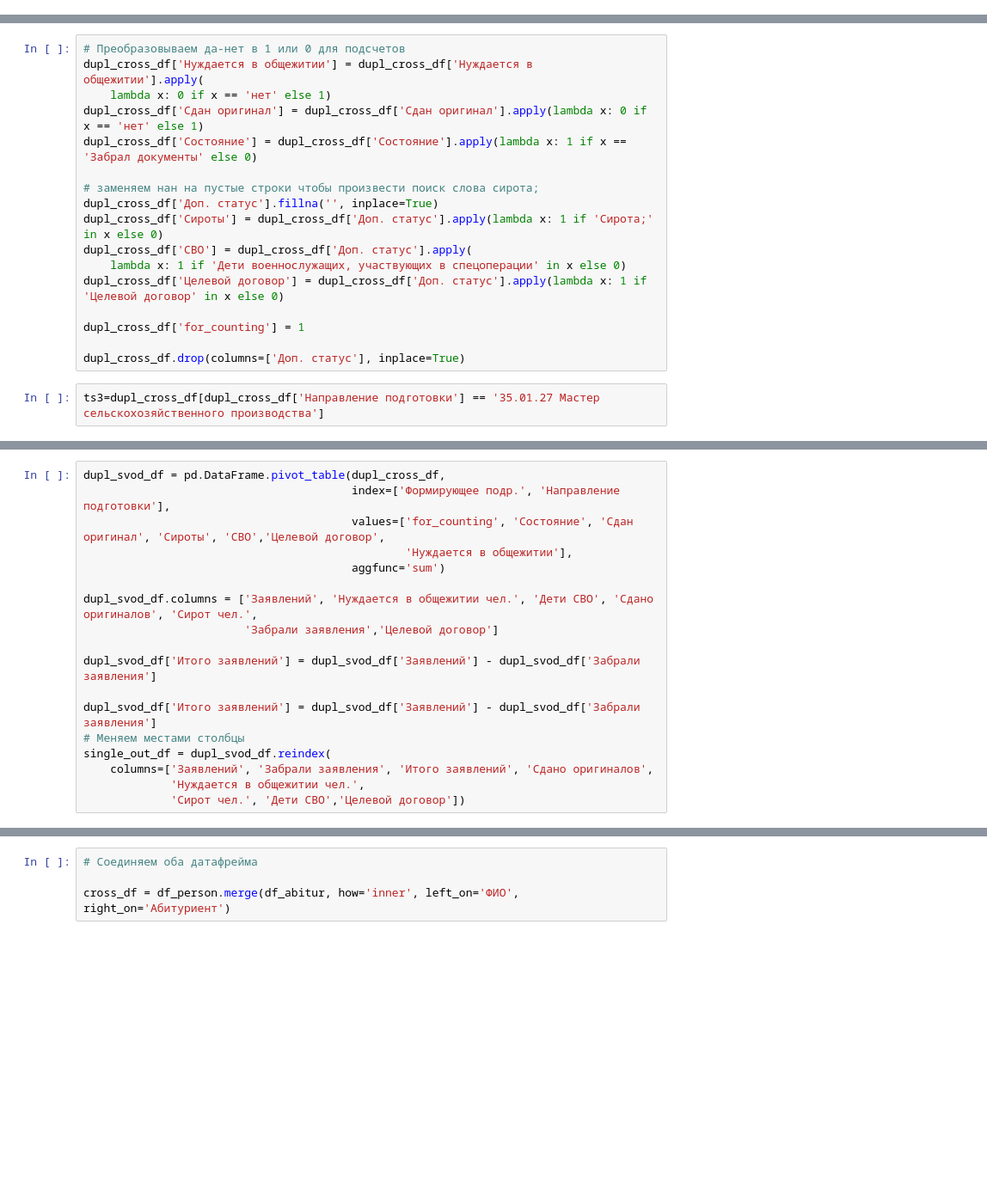
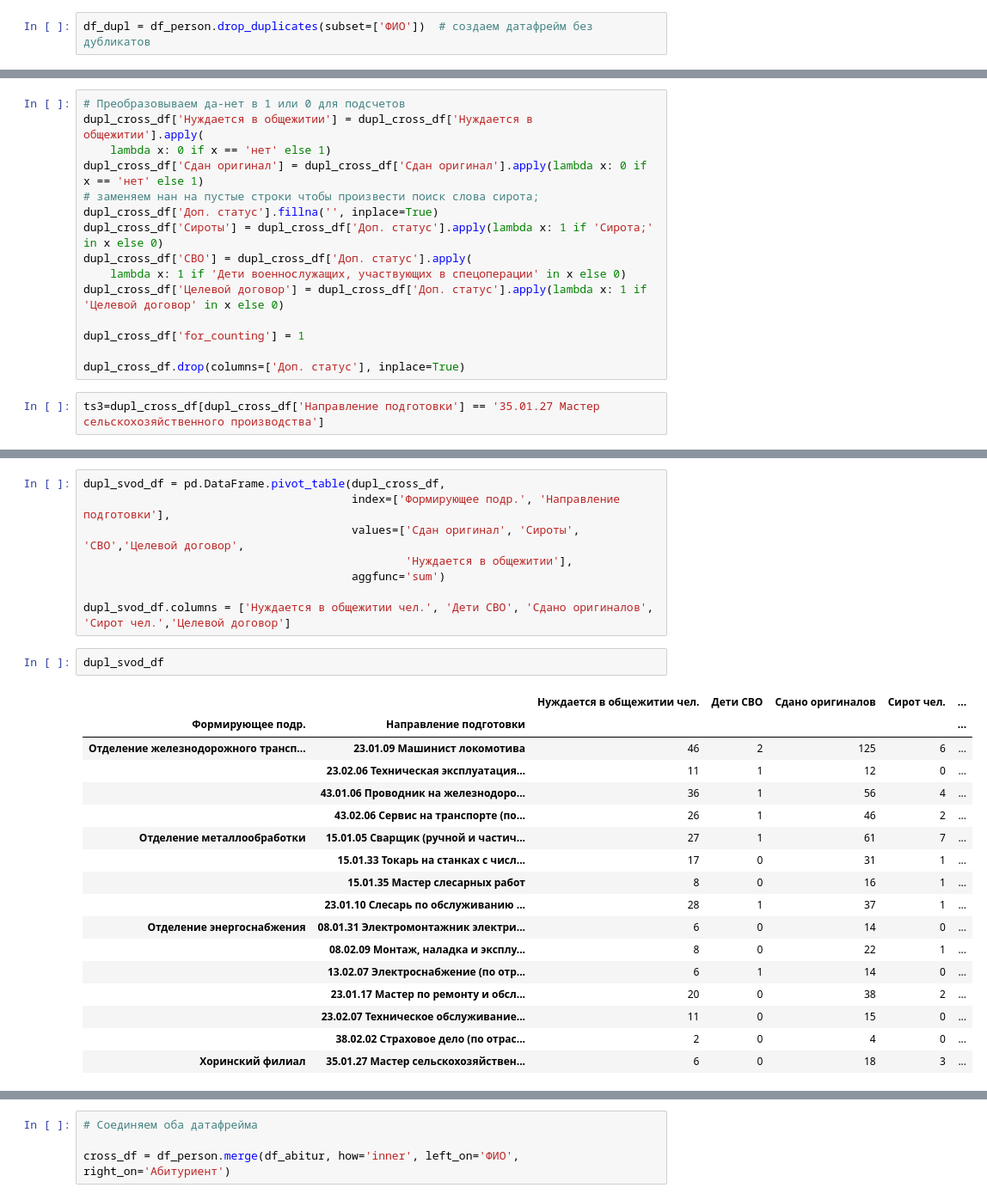
Before and after one commit to t0r1n88/Tandem, a Jupyter notebook: report ver 2.ipynb, the cells around one changed output, grey strips where cells are left out. Shown: that part at 86% size. Cells and saved outputs as stored; diff of their text form; blank space fills up the shorter version.

```diff
--- a/report ver 2.ipynb
+++ b/report ver 2.ipynb
@@ -65 +60,3 @@ ts.shape
+# %%
+df_dupl = df_person.drop_duplicates(subset=['ФИО'])  # создаем датафрейм без дубликатов
 # %%
@@ -78,8 +69,6 @@ ts2.shape
 dupl_cross_df['Нуждается в общежитии'] = dupl_cross_df['Нуждается в общежитии'].apply(
     lambda x: 0 if x == 'нет' else 1)
 dupl_cross_df['Сдан оригинал'] = dupl_cross_df['Сдан оригинал'].apply(lambda x: 0 if x == 'нет' else 1)
-dupl_cross_df['Состояние'] = dupl_cross_df['Состояние'].apply(lambda x: 1 if x == 'Забрал документы' else 0)
-
 # заменяем нан на пустые строки чтобы произвести поиск слова сирота;
 dupl_cross_df['Доп. статус'].fillna('', inplace=True)
 dupl_cross_df['Сироты'] = dupl_cross_df['Доп. статус'].apply(lambda x: 1 if 'Сирота;' in x else 0)
@@ -99,18 +88,28 @@ ts3.shape
 # %%
 dupl_svod_df = pd.DataFrame.pivot_table(dupl_cross_df,
                                         index=['Формирующее подр.', 'Направление подготовки'],
-                                        values=['for_counting', 'Состояние', 'Сдан оригинал', 'Сироты', 'СВО','Целевой договор',
+                                        values=['Сдан оригинал', 'Сироты', 'СВО','Целевой договор',
                                                 'Нуждается в общежитии'],
                                         aggfunc='sum')
 
-dupl_svod_df.columns = ['Заявлений', 'Нуждается в общежитии чел.', 'Дети СВО', 'Сдано оригиналов', 'Сирот чел.',
-                        'Забрали заявления','Целевой договор']
-
-dupl_svod_df['Итого заявлений'] = dupl_svod_df['Заявлений'] - dupl_svod_df['Забрали заявления']
-
-dupl_svod_df['Итого заявлений'] = dupl_svod_df['Заявлений'] - dupl_svod_df['Забрали заявления']
-# Меняем местами столбцы
-single_out_df = dupl_svod_df.reindex(
-    columns=['Заявлений', 'Забрали заявления', 'Итого заявлений', 'Сдано оригиналов',
-             'Нуждается в общежитии чел.',
-             'Сирот чел.', 'Дети СВО','Целевой договор'])
+dupl_svod_df.columns = ['Нуждается в общежитии чел.', 'Дети СВО', 'Сдано оригиналов', 'Сирот чел.','Целевой договор']
+# %%
+dupl_svod_df
+# %% [output]
+|  |  | Нуждается в общежитии чел. | Дети СВО | Сдано оригиналов | Сирот чел. | ... |
+| Формирующее подр. | Направление подготовки |  |  |  |  | ... |
+| Отделение железнодорожного трансп... | 23.01.09 Машинист локомотива | 46 | 2 | 125 | 6 | ... |
+|  | 23.02.06 Техническая эксплуатация... | 11 | 1 | 12 | 0 | ... |
+|  | 43.01.06 Проводник на железнодоро... | 36 | 1 | 56 | 4 | ... |
+|  | 43.02.06 Сервис на транспорте (по... | 26 | 1 | 46 | 2 | ... |
+| Отделение металлообработки | 15.01.05 Сварщик (ручной и частич... | 27 | 1 | 61 | 7 | ... |
+|  | 15.01.33 Токарь на станках с числ... | 17 | 0 | 31 | 1 | ... |
+|  | 15.01.35 Мастер слесарных работ | 8 | 0 | 16 | 1 | ... |
+|  | 23.01.10 Слесарь по обслуживанию ... | 28 | 1 | 37 | 1 | ... |
+| Отделение энергоснабжения | 08.01.31 Электромонтажник электри... | 6 | 0 | 14 | 0 | ... |
+|  | 08.02.09 Монтаж, наладка и эксплу... | 8 | 0 | 22 | 1 | ... |
+|  | 13.02.07 Электроснабжение (по отр... | 6 | 1 | 14 | 0 | ... |
+|  | 23.01.17 Мастер по ремонту и обсл... | 20 | 0 | 38 | 2 | ... |
+|  | 23.02.07 Техническое обслуживание... | 11 | 0 | 15 | 0 | ... |
+|  | 38.02.02 Страховое дело (по отрас... | 2 | 0 | 4 | 0 | ... |
+| Хоринский филиал | 35.01.27 Мастер сельскохозяйствен... | 6 | 0 | 18 | 3 | ... |
```
Also changed, not shown: parts of 27 cells of this notebook.
